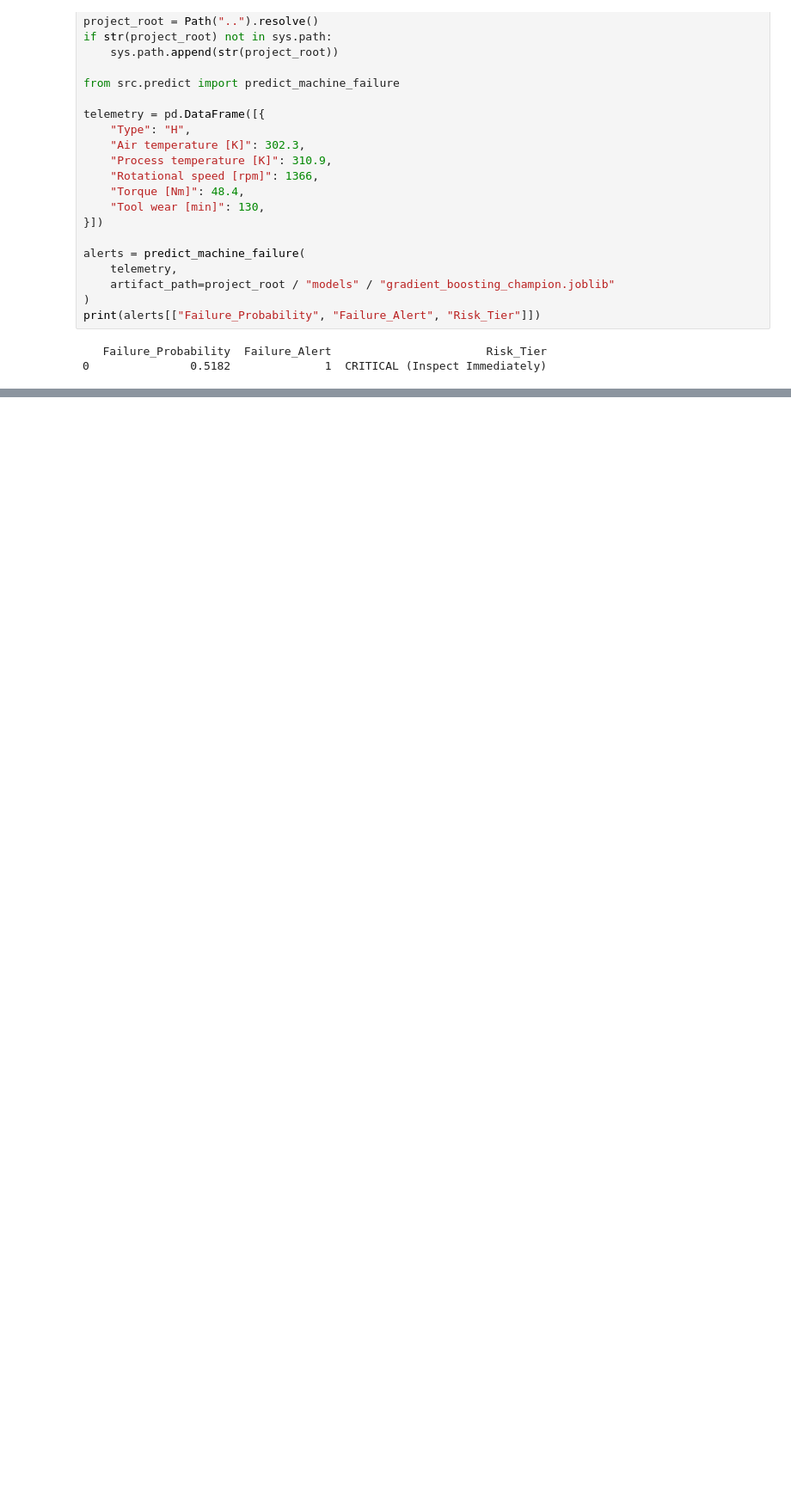
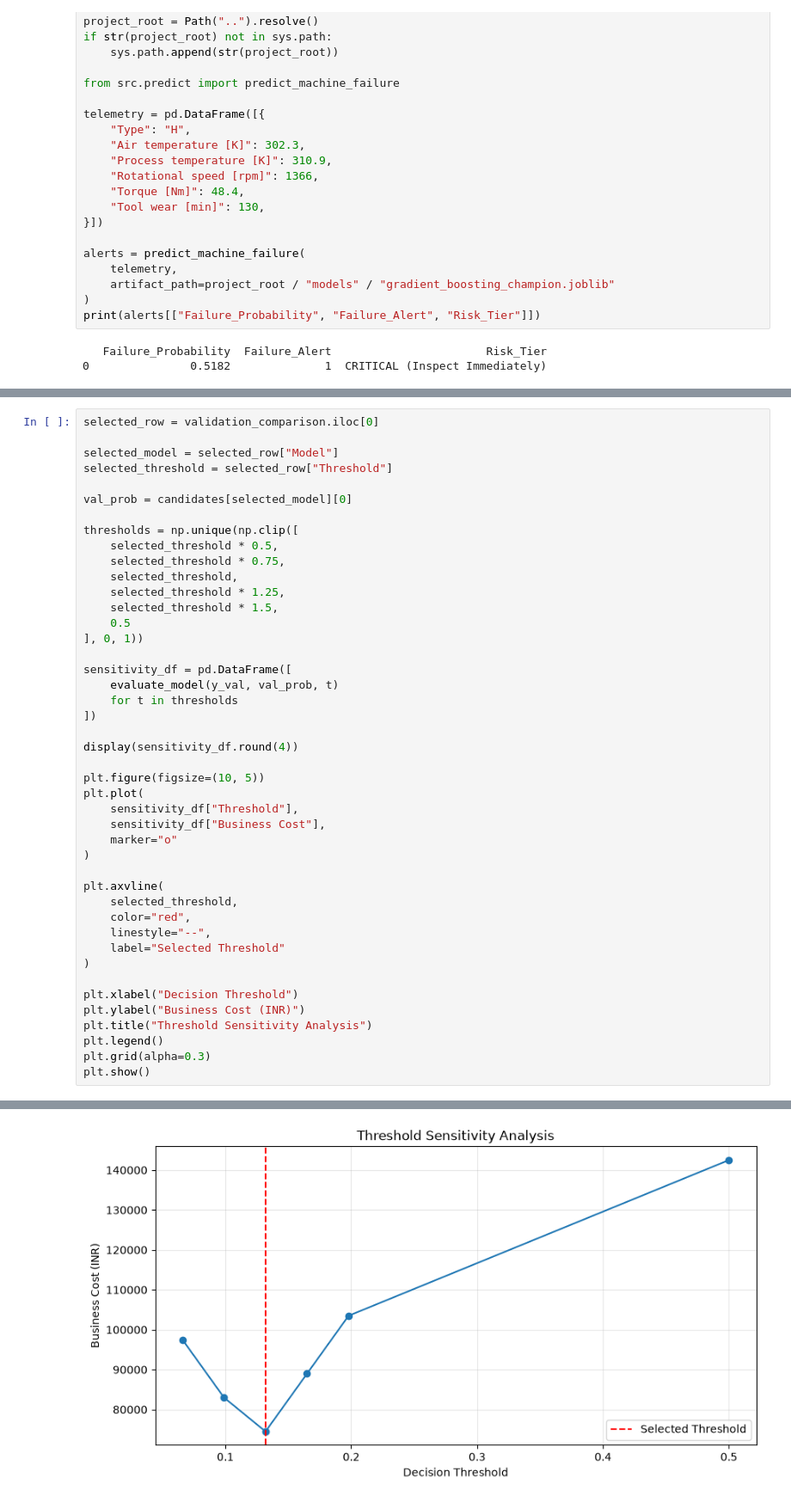
Before and after one commit to harshithkatta04-blip/predictive-maintenance-risk-modeling, a Jupyter notebook: notebooks/Predictive_Maintenance.ipynb, the cells around one changed output, grey strips where cells are left out. Shown at 86% size. Cells and saved outputs as stored; diff of their text form; blank space fills up the shorter version.

```diff
--- a/notebooks/Predictive_Maintenance.ipynb
+++ b/notebooks/Predictive_Maintenance.ipynb
@@ -1009,0 +2077,45 @@ print(alerts[["Failure_Probability", "Failure_Alert", "Risk_Tier"]])
+# %%
+selected_row = validation_comparison.iloc[0]
+
+selected_model = selected_row["Model"]
+selected_threshold = selected_row["Threshold"]
+
+val_prob = candidates[selected_model][0]
+
+thresholds = np.unique(np.clip([
+    selected_threshold * 0.5,
+    selected_threshold * 0.75,
+    selected_threshold,
+    selected_threshold * 1.25,
+    selected_threshold * 1.5,
+    0.5
+], 0, 1))
+
+sensitivity_df = pd.DataFrame([
+    evaluate_model(y_val, val_prob, t)
+    for t in thresholds
+])
+
+display(sensitivity_df.round(4))
+
+plt.figure(figsize=(10, 5))
+plt.plot(
+    sensitivity_df["Threshold"],
+    sensitivity_df["Business Cost"],
+    marker="o"
+)
+
+plt.axvline(
+    selected_threshold,
+    color="red",
+    linestyle="--",
+    label="Selected Threshold"
+)
+
+plt.xlabel("Decision Threshold")
+plt.ylabel("Business Cost (INR)")
+plt.title("Threshold Sensitivity Analysis")
+plt.legend()
+plt.grid(alpha=0.3)
+plt.show()
+# %% [output]
@@ -1009,0 +2129 @@ print(alerts[["Failure_Probability", "Failure_Alert", "Risk_Tier"]])
+[figure, added]
```
Also changed, not shown: parts of 37 cells of this notebook, 10 other files.
